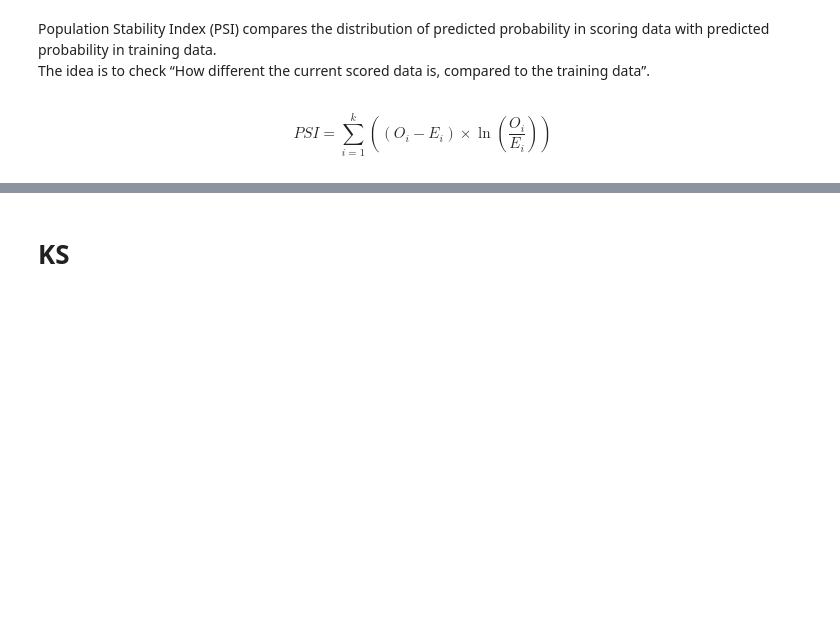
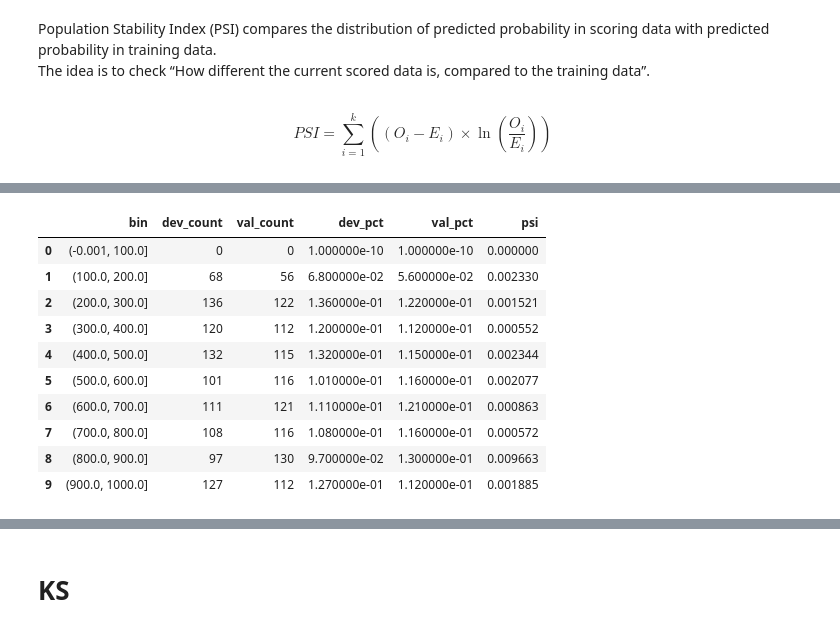
Before and after one commit to lucas-placido/credit-score, a Jupyter notebook: metrics.ipynb, the cells around one changed output, grey strips where cells are left out. Drawn from its saved outputs; the diff is of its cells as text; code cells hidden in the pictures; blank space fills up the shorter version.

```diff
--- a/metrics.ipynb
+++ b/metrics.ipynb
@@ -78,3 +71,17 @@ PSI value: 0.014043179490759769
+# %%
+merged_counts
+# %% [output]
+|  | bin | dev_count | val_count | dev_pct | val_pct | psi |
+| 0 | (-0.001, 100.0] | 0 | 0 | 1.000000e-10 | 1.000000e-10 | 0.000000 |
+| 1 | (100.0, 200.0] | 68 | 56 | 6.800000e-02 | 5.600000e-02 | 0.002330 |
+| 2 | (200.0, 300.0] | 136 | 122 | 1.360000e-01 | 1.220000e-01 | 0.001521 |
+| 3 | (300.0, 400.0] | 120 | 112 | 1.200000e-01 | 1.120000e-01 | 0.000552 |
+| 4 | (400.0, 500.0] | 132 | 115 | 1.320000e-01 | 1.150000e-01 | 0.002344 |
+| 5 | (500.0, 600.0] | 101 | 116 | 1.010000e-01 | 1.160000e-01 | 0.002077 |
+| 6 | (600.0, 700.0] | 111 | 121 | 1.110000e-01 | 1.210000e-01 | 0.000863 |
+| 7 | (700.0, 800.0] | 108 | 116 | 1.080000e-01 | 1.160000e-01 | 0.000572 |
+| 8 | (800.0, 900.0] | 97 | 130 | 9.700000e-02 | 1.300000e-01 | 0.009663 |
+| 9 | (900.0, 1000.0] | 127 | 112 | 1.270000e-01 | 1.120000e-01 | 0.001885 |
 # %%
 plot_psi(merged_counts, psi_value)
 # %% [output]
```
Also changed, not shown: parts of 6 cells of this notebook, 3 other files.
